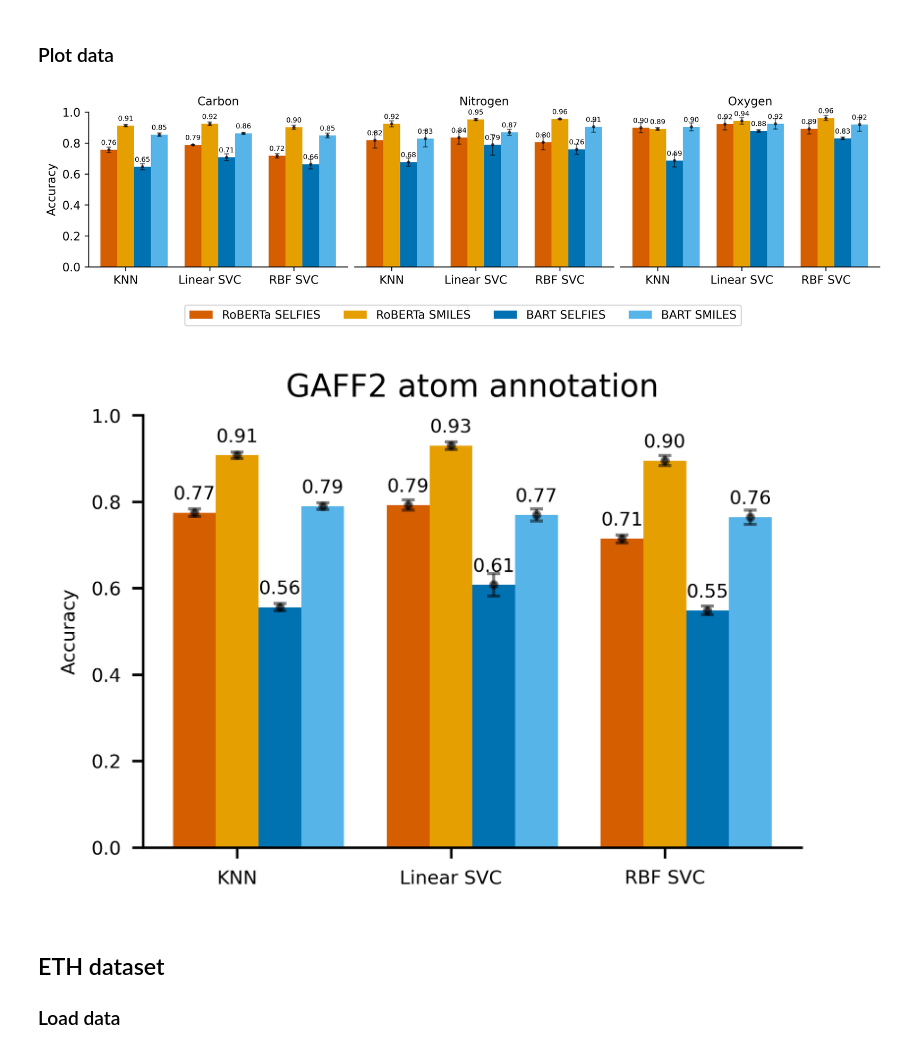
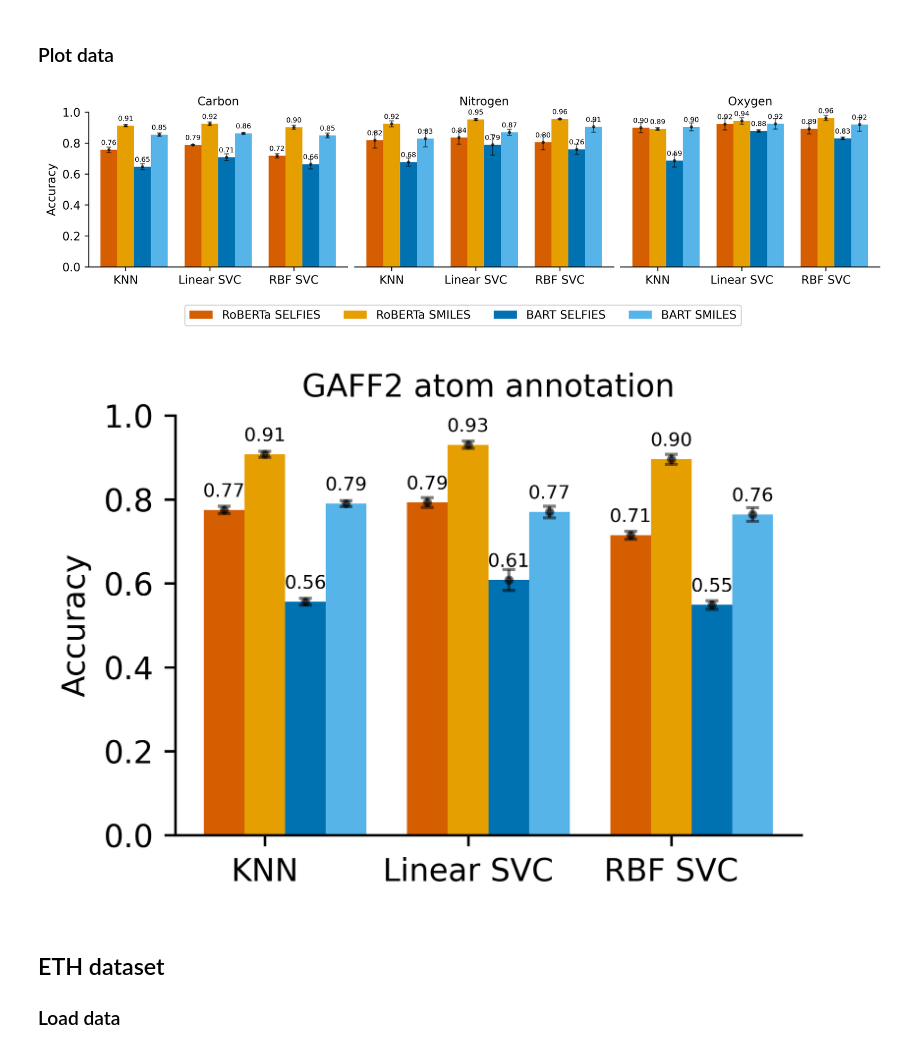
Before and after one commit to ibmm-unibe-ch/SMILES_or_SELFIES, a Jupyter notebook: Scoring_report_atom-level_analysis.ipynb, the cells around one changed output. Drawn from its saved outputs; the diff is of its cells as text; code cells hidden in the pictures.

```diff
--- a/Scoring_report_atom-level_analysis.ipynb
+++ b/Scoring_report_atom-level_analysis.ipynb
@@ -103,37 +103,38 @@ plt.savefig(PLOT_PATH/f'weak_classifiers_annotation.pdf', bbox_inches='tight',dp
 plt.savefig(PLOT_PATH/f'weak_classifiers_annotation.png', bbox_inches='tight',dpi=600, transparent=True)
 plt.show()
 
-fig, axs = plt.subplots(ncols=1, figsize=((17.1*cm/2), 6*cm), dpi=600, layout='constrained')
 for it, task in enumerate(list(descriptors.keys())[-1:]):
+    plt.rcParams['font.size'] = 10
+    fig, axs = plt.subplots(ncols=1, figsize=((17.1*cm/2), 6*cm), dpi=600, layout='constrained')
     ax = plt.gca()
     plt.rcParams['font.size'] = 6
     data = data_dict[task]
     std = std_dict[task]
     multiplier = 0
     for attribute, measurement in data.items():
         offset = width * multiplier
         rects = ax.bar(x + offset, measurement, width, label=attribute)
         ax.errorbar(x + offset, measurement, std[attribute], fmt='.', color='Black', elinewidth=1,capthick=1,errorevery=1, alpha=0.5, ms=4, capsize = 2)
         ax.bar_label(rects, padding=3, fmt='%.2f')
         multiplier += 1
     ax.set_ylim(0,1)
     if it == 0:
         ax.set_ylabel('Accuracy')
         ax.spines[['right', 'top',]].set_visible(False)
     else:
         ax.spines[['right', 'top', "left"]].set_visible(False)
         ax.tick_params(left=[])
         ax.set_yticks([])
     ax.set_title(descriptors[task], fontsize=10)
     ax.set_xticks(x + width, classifiers)
     handles, labels = plt.gca().get_legend_handles_labels()
     by_label = dict(zip(labels, handles))
 plt.savefig(PLOT_PATH/f'weak_classifiers_annotation_all.pdf', bbox_inches='tight',dpi=600, transparent=True)
 plt.savefig(PLOT_PATH/f'weak_classifiers_annotation_all.png', bbox_inches='tight',dpi=600, transparent=True)
 plt.show()
 # %% [output]
 [figure]
-[figure, old version]
+[figure, new version]
 # %% [markdown]
 ## ETH dataset
 ### Load data
```
Also changed, not shown: 9 other files.
